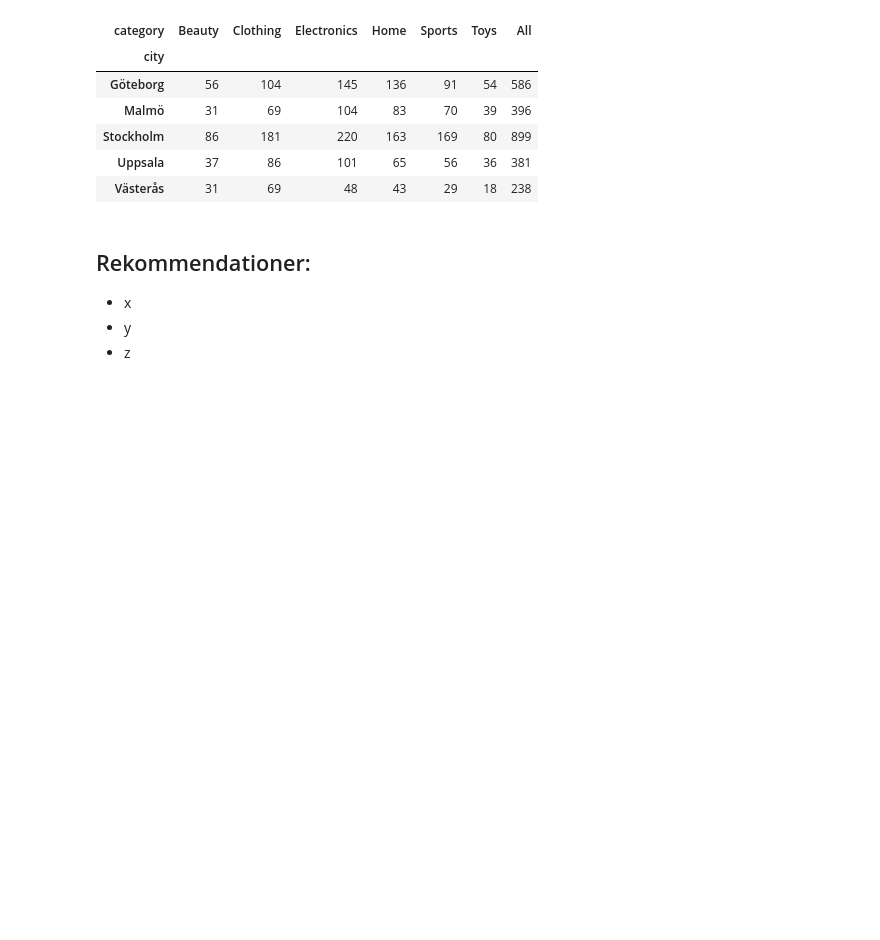
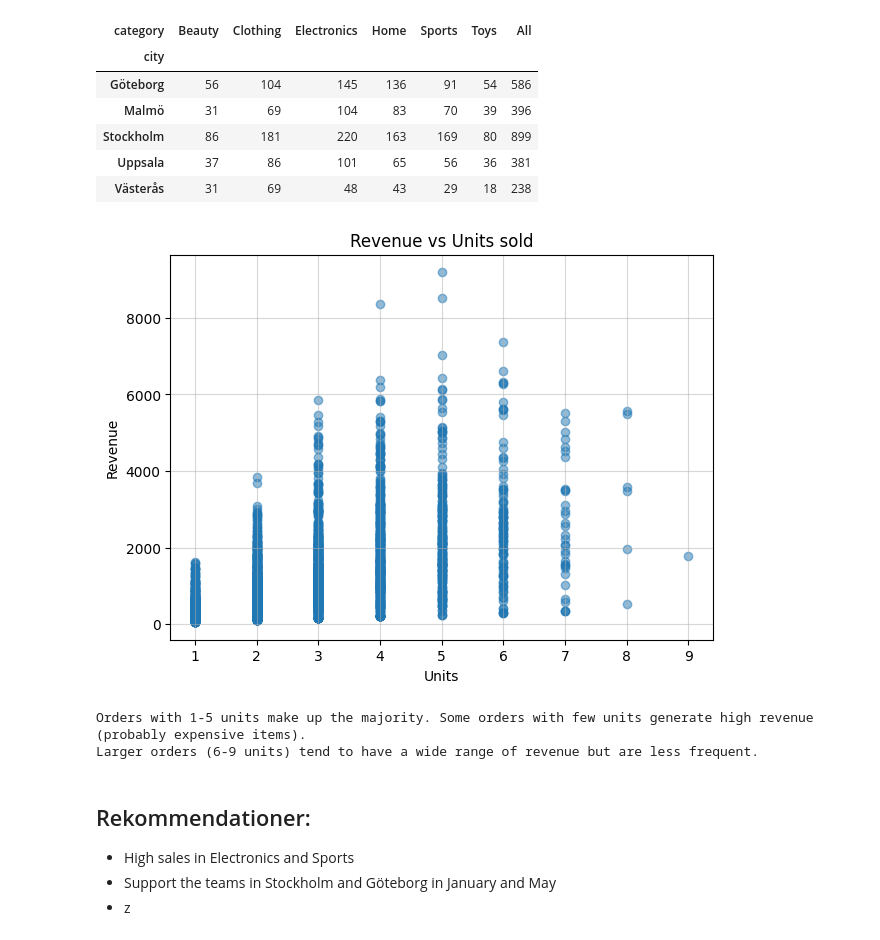
Before and after one commit to IreneGrisenti/E-handel, a Jupyter notebook: report.ipynb, the cells around one changed output. Drawn from its saved outputs; the diff is of its cells as text; code cells hidden in the pictures; blank space fills up the shorter version.

Commit message:
scatter plot for revenue vs. units

```diff
--- a/report.ipynb
+++ b/report.ipynb
@@ -136,8 +118,20 @@ piv.head()
 | Stockholm | 86 | 181 | 220 | 163 | 169 | 80 | 899 |
 | Uppsala | 37 | 86 | 101 | 65 | 56 | 36 | 381 |
 | Västerås | 31 | 69 | 48 | 43 | 29 | 18 | 238 |
+# %%
+fig, ax = plt.subplots(figsize=(7,5))
+scatter(ax, df_clean["units"], df_clean["revenue"],"Revenue vs Units sold", "Units", "Revenue")
+plt.show()
+
+print("Orders with 1-5 units make up the majority. Some orders with few units generate high revenue (probably expensive items).\n"
+      "Larger orders (6-9 units) tend to have a wide range of revenue but are less frequent.\n"
+      "No strict linear relationship.")
+# %% [output]
+[figure, added]
+Orders with 1-5 units make up the majority. Some orders with few units generate high revenue (probably expensive items).
+Larger orders (6-9 units) tend to have a wide range of revenue but are less frequent.
 # %% [markdown]
 ## Rekommendationer:
-- x
-- y
+- High sales in Electronics and Sports
+- Support the teams in Stockholm and Göteborg in January and May
 - z
```
Also changed, not shown: parts of 6 cells of this notebook, 2 other files.
